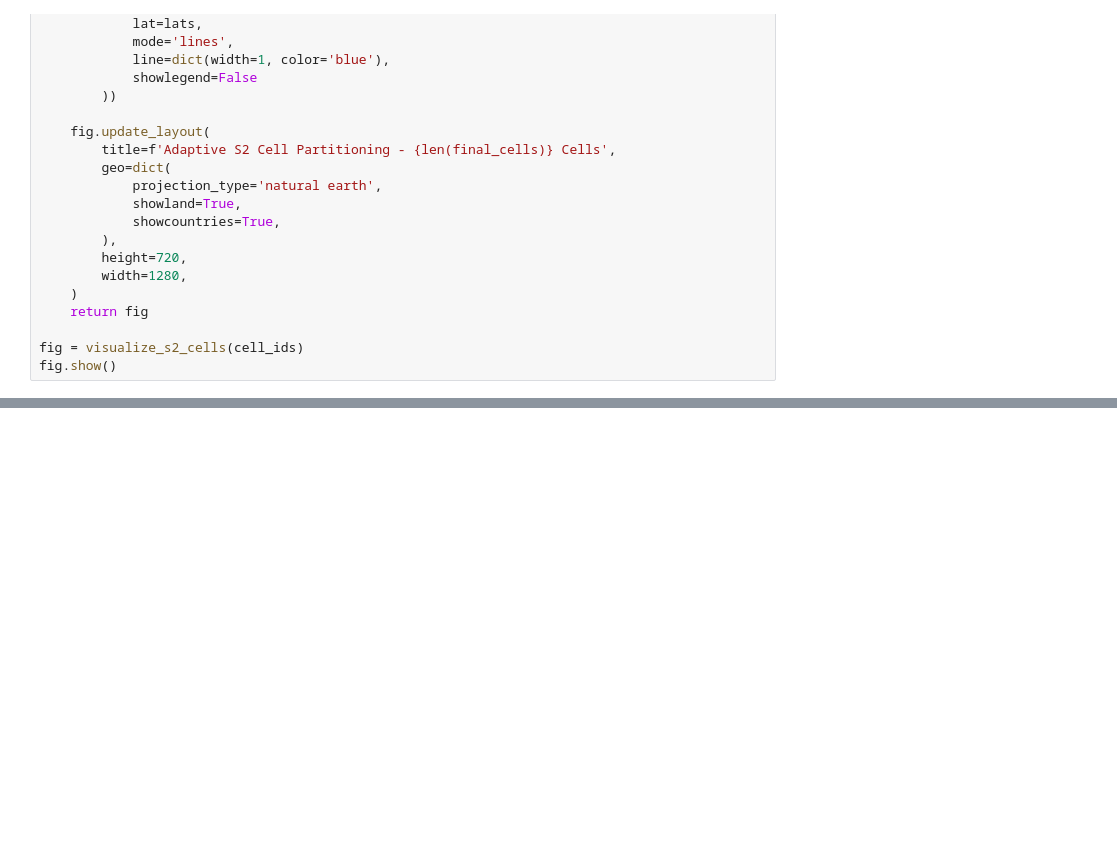
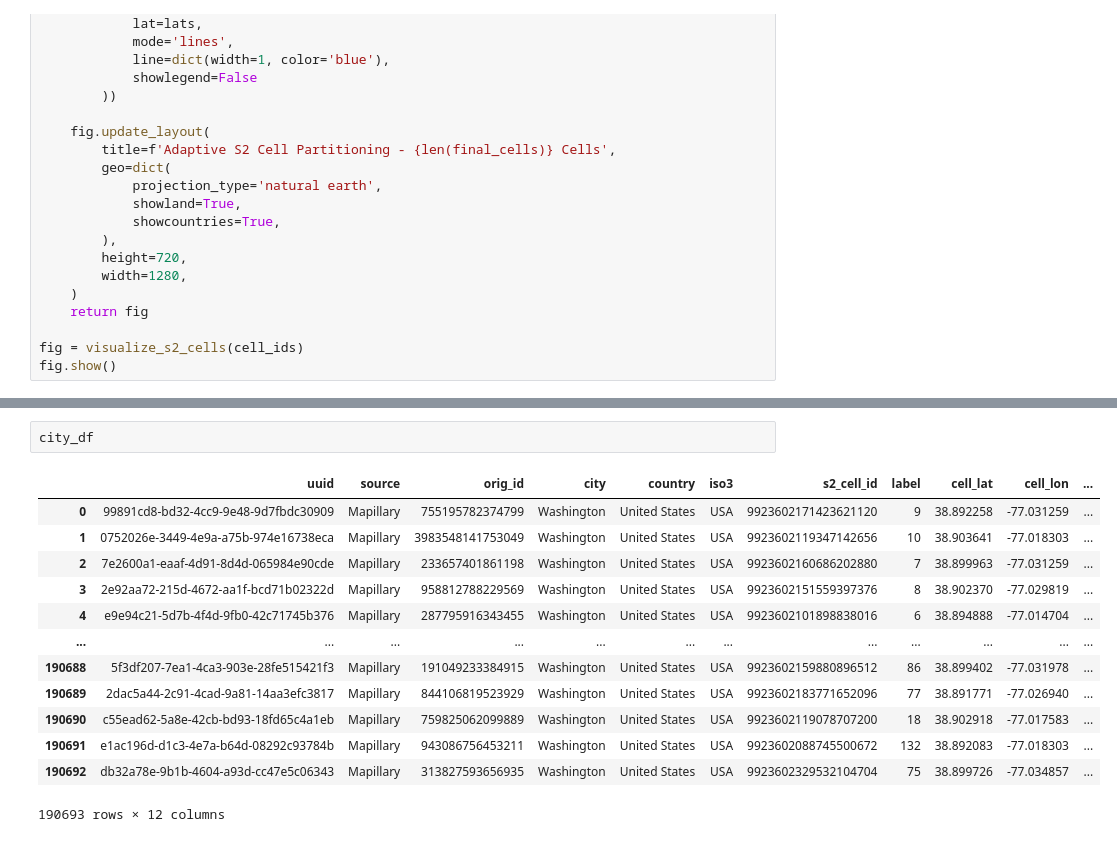
Before and after one commit to branisk/Geo-Guessrs, a Jupyter notebook: download/adaptive_partition.ipynb, the cells around one changed output, grey strips where cells are left out. Drawn from its saved outputs; the diff is of its cells as text; blank space fills up the shorter version.

```diff
--- a/download/adaptive_partition.ipynb
+++ b/download/adaptive_partition.ipynb
@@ -239,0 +247,16 @@ plt.show()
+# %%
+city_df
+# %% [output]
+|  | uuid | source | orig_id | city | country | iso3 | s2_cell_id | label | cell_lat | cell_lon | ... |
+| 0 | 99891cd8-bd32-4cc9-9e48-9d7fbdc30909 | Mapillary | 755195782374799 | Washington | United States | USA | 9923602171423621120 | 9 | 38.892258 | -77.031259 | ... |
+| 1 | 0752026e-3449-4e9a-a75b-974e16738eca | Mapillary | 3983548141753049 | Washington | United States | USA | 9923602119347142656 | 10 | 38.903641 | -77.018303 | ... |
+| 2 | 7e2600a1-eaaf-4d91-8d4d-065984e90cde | Mapillary | 233657401861198 | Washington | United States | USA | 9923602160686202880 | 7 | 38.899963 | -77.031259 | ... |
+| 3 | 2e92aa72-215d-4672-aa1f-bcd71b02322d | Mapillary | 958812788229569 | Washington | United States | USA | 9923602151559397376 | 8 | 38.902370 | -77.029819 | ... |
+| 4 | e9e94c21-5d7b-4f4d-9fb0-42c71745b376 | Mapillary | 287795916343455 | Washington | United States | USA | 9923602101898838016 | 6 | 38.894888 | -77.014704 | ... |
+| ... | ... | ... | ... | ... | ... | ... | ... | ... | ... | ... | ... |
+| 190688 | 5f3df207-7ea1-4ca3-903e-28fe515421f3 | Mapillary | 191049233384915 | Washington | United States | USA | 9923602159880896512 | 86 | 38.899402 | -77.031978 | ... |
+| 190689 | 2dac5a44-2c91-4cad-9a81-14aa3efc3817 | Mapillary | 844106819523929 | Washington | United States | USA | 9923602183771652096 | 77 | 38.891771 | -77.026940 | ... |
+| 190690 | c55ead62-5a8e-42cb-bd93-18fd65c4a1eb | Mapillary | 759825062099889 | Washington | United States | USA | 9923602119078707200 | 18 | 38.902918 | -77.017583 | ... |
+| 190691 | e1ac196d-d1c3-4e7a-b64d-08292c93784b | Mapillary | 943086756453211 | Washington | United States | USA | 9923602088745500672 | 132 | 38.892083 | -77.018303 | ... |
+| 190692 | db32a78e-9b1b-4604-a93d-cc47e5c06343 | Mapillary | 313827593656935 | Washington | United States | USA | 9923602329532104704 | 75 | 38.899726 | -77.034857 | ... |
+190693 rows × 12 columns
```
Also changed, not shown: parts of 7 cells of this notebook, 2 other files.
